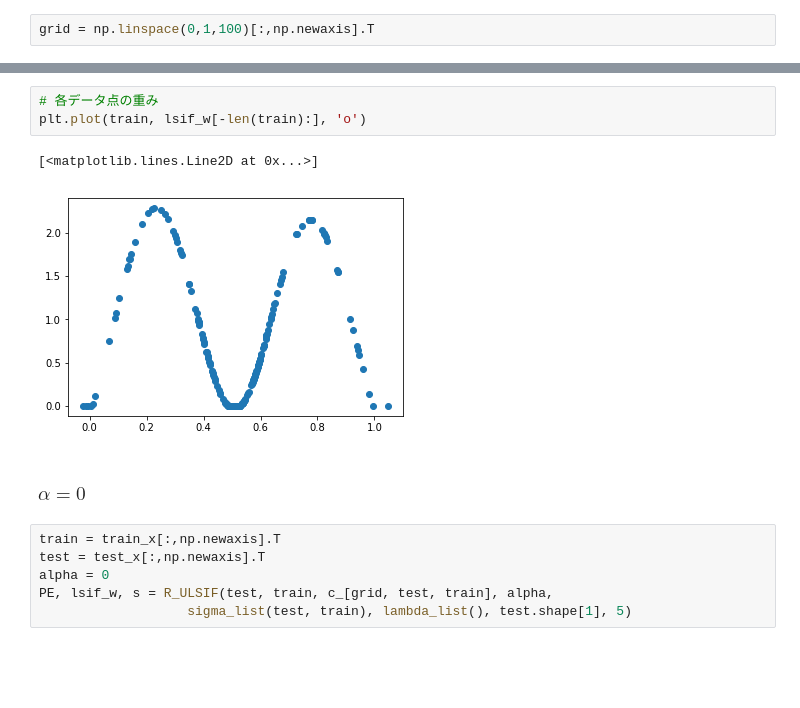
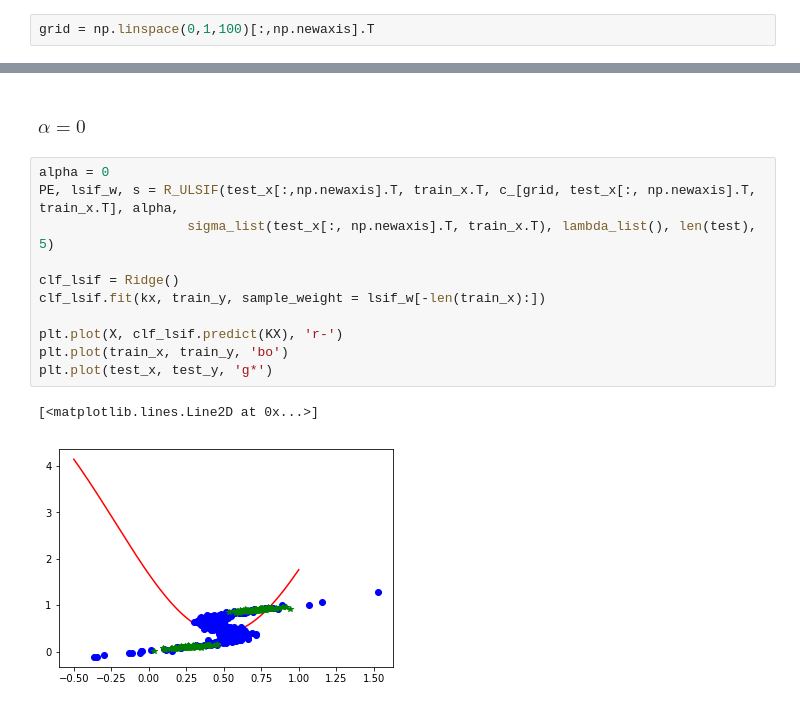
Before and after one commit to Nakakey/covariate_shift, a Jupyter notebook: compare_RuLSIF.ipynb, the cells around one changed output, grey strips where cells are left out. Saved outputs shown, nothing was run; the diff lists cells and outputs as text; blank space fills up the shorter version.

```diff
--- a/compare_RuLSIF.ipynb
+++ b/compare_RuLSIF.ipynb
@@ -233,14 +142,16 @@ np.sqrt((pred_KR(test, train, sigma, lsif_A) - test_y)**2).mean()
-# %%
-# 各データ点の重み
-plt.plot(train, lsif_w[-len(train):], 'o')
-# %% [output]
-[<matplotlib.lines.Line2D at 0x...>]
-[figure, removed]
 # %% [markdown]
 ### $\alpha = 0$
-# %%
-train = train_x[:,np.newaxis].T
-test = test_x[:,np.newaxis].T
-alpha = 0
-PE, lsif_w, s = R_ULSIF(test, train, c_[grid, test, train], alpha,
-                   sigma_list(test, train), lambda_list(), test.shape[1], 5)
+# %%
+alpha = 0
+PE, lsif_w, s = R_ULSIF(test_x[:,np.newaxis].T, train_x.T, c_[grid, test_x[:, np.newaxis].T, train_x.T], alpha,
+                   sigma_list(test_x[:, np.newaxis].T, train_x.T), lambda_list(), len(test), 5)
+
+clf_lsif = Ridge()
+clf_lsif.fit(kx, train_y, sample_weight = lsif_w[-len(train_x):])
+
+plt.plot(X, clf_lsif.predict(KX), 'r-')
+plt.plot(train_x, train_y, 'bo')
+plt.plot(test_x, test_y, 'g*')
+# %% [output]
+[<matplotlib.lines.Line2D at 0x...>]
+[figure, added]
```
Also changed, not shown: parts of 57 cells of this notebook, 5 other files.
